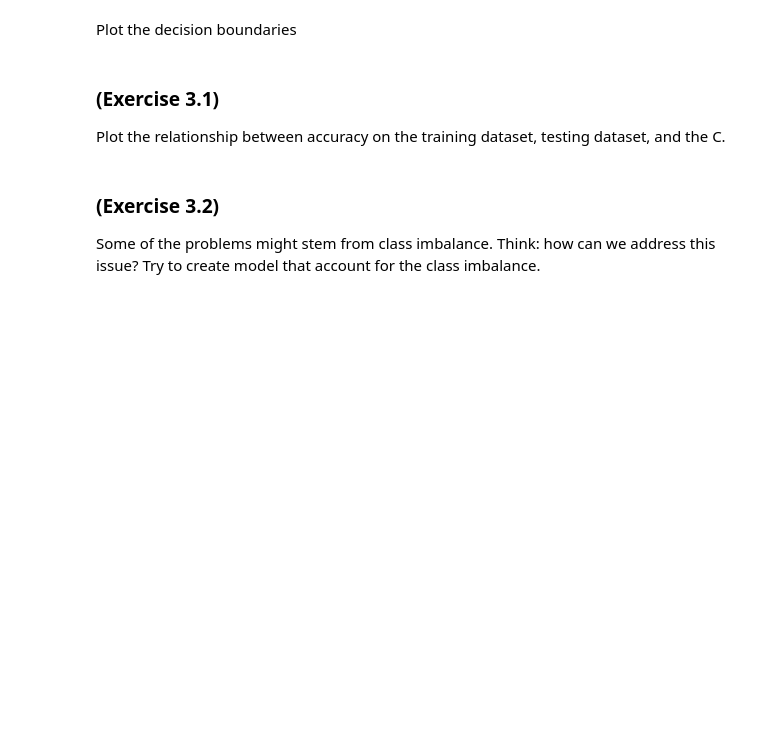
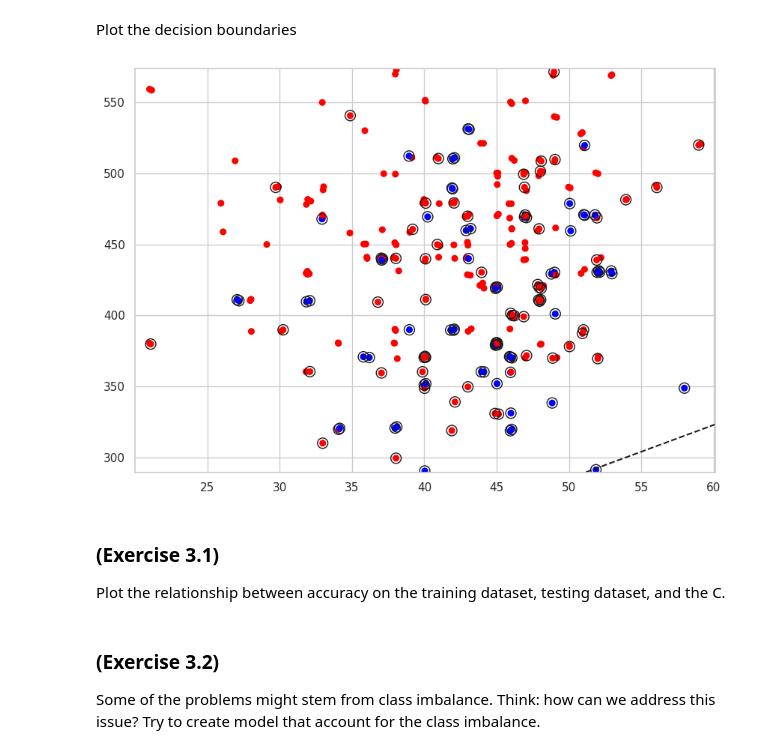
Before and after one commit to boberrr/touchdesigner, a Jupyter notebook: Classes_05_LinearSVM.ipynb, the cells around one changed output. Saved outputs shown, nothing was run; the diff lists cells and outputs as text; code cells hidden in the pictures; blank space fills up the shorter version.

```diff
--- a/Classes_05_LinearSVM.ipynb
+++ b/Classes_05_LinearSVM.ipynb
@@ -140,0 +176,33 @@ Create simple SVM classification model: *class ~ Agreeableness + Openness* with
+# %%
+# your code here
+
+X = df[['Agreeableness', 'Openness']].to_numpy()
+y = df['class'].to_numpy()
+
+
+X_train, X_test, y_train, y_test = train_test_split(X, y, test_size=0.2, random_state=5)
+
+svc = SVC(kernel='linear')
+svc.fit(X_train, y_train)
+
+y_pred = svc.predict(X_test)
+
+print(compute_score_classification(y_test, y_pred))
+clf = svc
+ax.scatter(
+    clf.support_vectors_[:, 0],
+    clf.support_vectors_[:, 1],
+    s=100,
+    linewidth=1,
+    facecolors="none",
+    edgecolors="k",
+)
+ax.set_title('Linear Kernel')
+plt.show()
+# Training set evaluation
+y_train_pred = svc.predict(X_train)
+print("Training Performance:", compute_score_classification(y_train, y_train_pred))
+
+   # Test set evaluation (already present in the code)
+y_pred = svc.predict(X_test)
+print("Test Performance:", compute_score_classification(y_test, y_pred))
@@ -144,34 +216,36 @@ Plot the decision boundaries
 colors = ['red' if x == 'External Critique' else 'blue' for x in y_train]
 plt.scatter(
     X_train[:, 0],
     X_train[:, 1],
     c=colors,
     s=30,
     cmap=plt.cm.Paired
 )
 
 # plot the decision function
 ax = plt.gca()
 DecisionBoundaryDisplay.from_estimator(
     clf,
     X_train,
     plot_method="contour",
     colors="k",
     levels=[-1, 0, 1],
-    alpha=0.5,
+    alpha=1.0,
     linestyles=["--", "-", "--"],
     ax=ax,
 )
 # plot support vectors
 ax.scatter(
     clf.support_vectors_[:, 0],
     clf.support_vectors_[:, 1],
     s=100,
     linewidth=1,
     facecolors="none",
     edgecolors="k",
 )
 plt.show()
+# %% [output]
+[figure, added]
 # %% [markdown]
 ### (Exercise 3.1)
 
```
Also changed, not shown: parts of 7 cells of this notebook.
